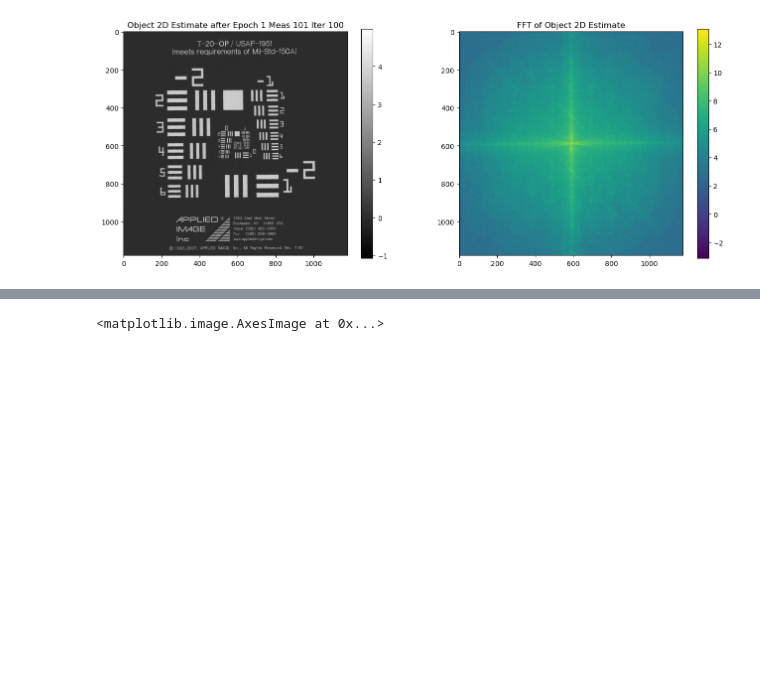
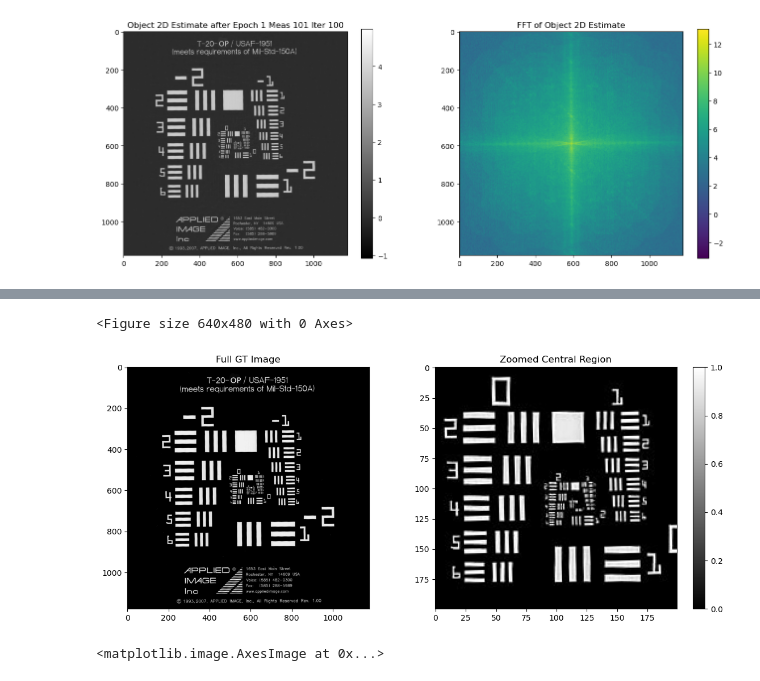
Before and after one commit to neerja/spectral_fourier_ptychography, a Jupyter notebook: spectralfpm_sim.ipynb, the cells around one changed output, grey strips where cells are left out. Drawn from its saved outputs; the diff is of its cells as text; code cells hidden in the pictures; blank space fills up the shorter version.

```diff
--- a/spectralfpm_sim.ipynb
+++ b/spectralfpm_sim.ipynb
@@ -117,3 +136,29 @@ plt.colorbar()
+# %%
+# look a the ground truth
+plt.figure()
+obj2d = np.squeeze(fpm_setup.obj.detach().cpu().numpy())
+
+# Create a figure with two subplots
+fig, (ax1, ax2) = plt.subplots(1, 2, figsize=(12, 5))
+
+# Full image
+ax1.imshow(obj2d, cmap='gray')
+ax1.set_title('Full GT Image')
+
+# Zoomed central region
+center_y, center_x = obj2d.shape[0]//2, obj2d.shape[1]//2
+zoom_size = 200  # Adjust this value to change zoom level
+zoom_region = obj2d[center_y-zoom_size//2:center_y+zoom_size//2,
+                   center_x-zoom_size//2:center_x+zoom_size//2]
+im2 = ax2.imshow(zoom_region, cmap='gray')
+ax2.set_title('Zoomed Central Region')
+fig.colorbar(im2, ax=ax2)
+
+plt.tight_layout()
+plt.show()
+# %% [output]
+<Figure size 640x480 with 0 Axes>
+[figure, added]
 # %%
 plt.imshow(np.log(np.abs(np.fft.fftshift(np.fft.fft2(np.squeeze(np.sum(objest, axis = 0)))))))
 # %% [output]
```
Also changed, not shown: parts of 4 cells of this notebook, 1 other file.
